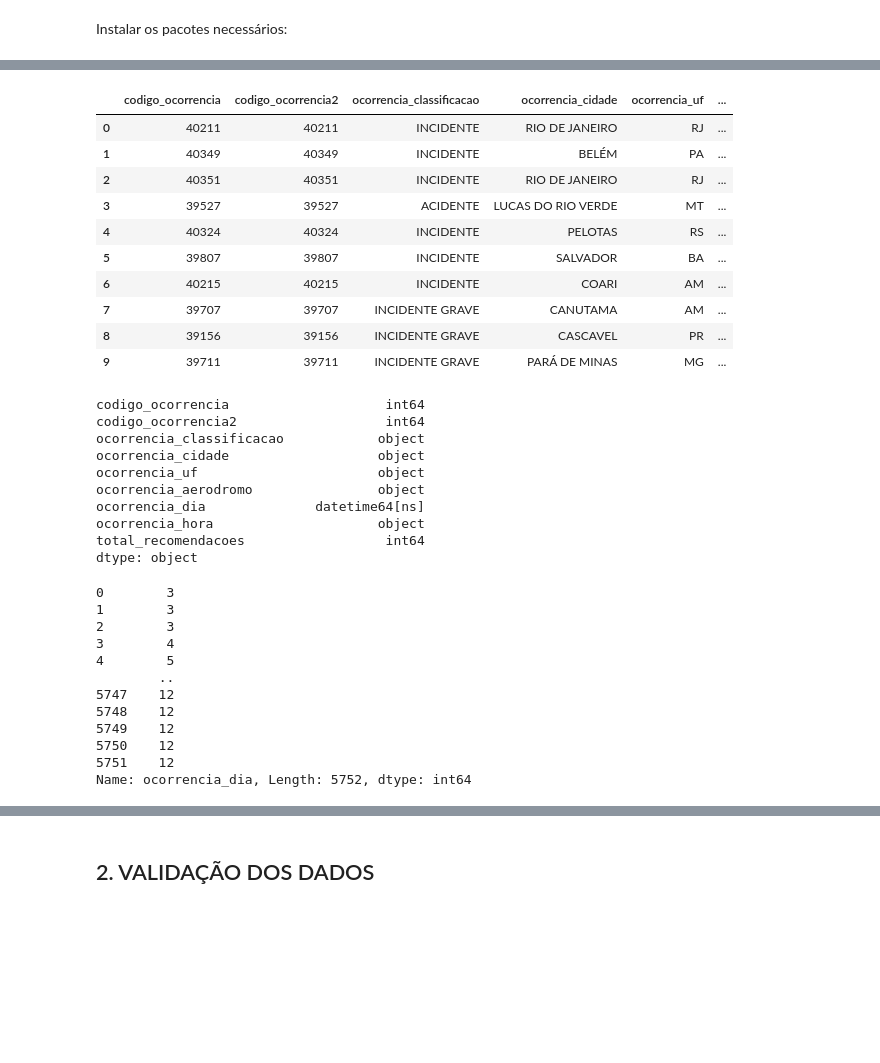
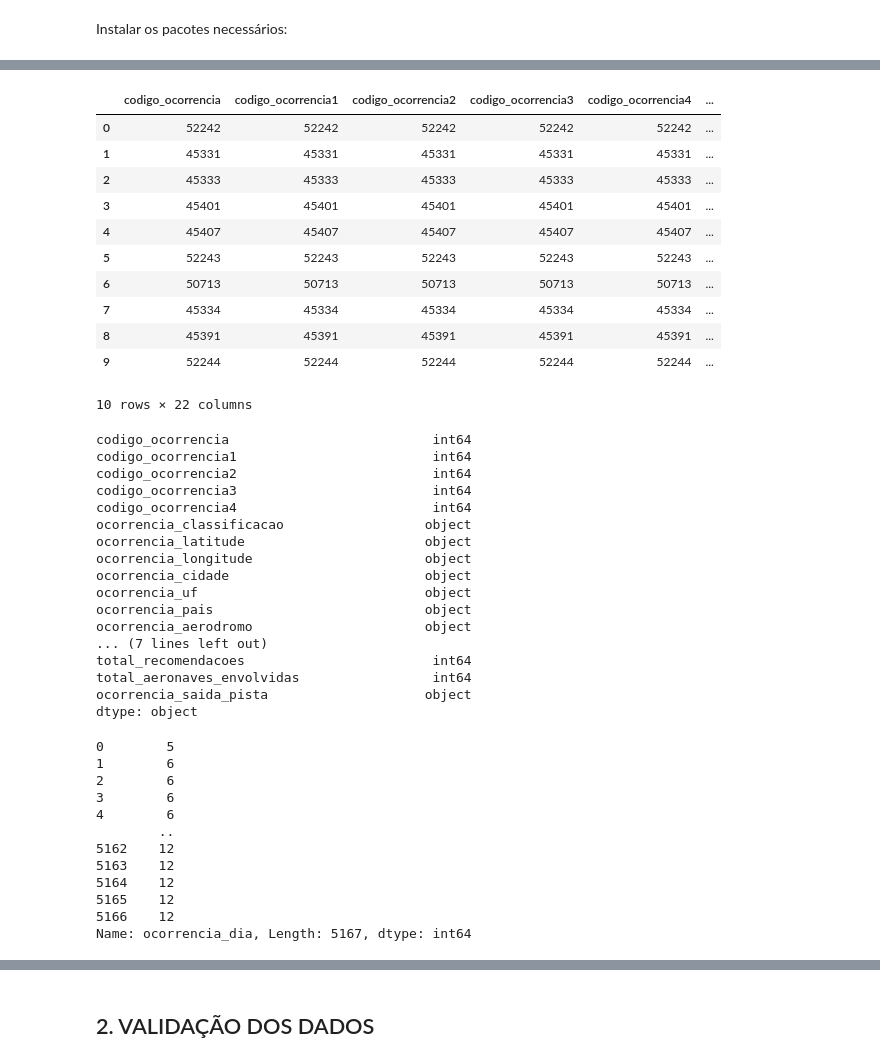
Before and after one commit to marcocesardasilva/etl_com_python, a Jupyter notebook: etl_cenipa_com_python.ipynb, the cells around one changed output, grey strips where cells are left out. Cells and saved outputs as stored; diff of their text form; code cells hidden in the pictures; blank space fills up the shorter version.

```diff
--- a/etl_cenipa_com_python.ipynb
+++ b/etl_cenipa_com_python.ipynb
@@ -24,45 +48,54 @@ pip install pandera
 import pandas as pd
 import pandera as pa
 # %%
-df = pd.read_csv("ocorrencia_2010_2020.csv", sep=";", parse_dates=['ocorrencia_dia'])
+df = pd.read_csv("ocorrencia.csv", sep=";", parse_dates=['ocorrencia_dia', 'divulgacao_dia_publicacao'])
 df.head(10)
 # %% [output]
-|  | codigo_ocorrencia | codigo_ocorrencia2 | ocorrencia_classificacao | ocorrencia_cidade | ocorrencia_uf | ... |
-| 0 | 40211 | 40211 | INCIDENTE | RIO DE JANEIRO | RJ | ... |
-| 1 | 40349 | 40349 | INCIDENTE | BELÉM | PA | ... |
-| 2 | 40351 | 40351 | INCIDENTE | RIO DE JANEIRO | RJ | ... |
-| 3 | 39527 | 39527 | ACIDENTE | LUCAS DO RIO VERDE | MT | ... |
-| 4 | 40324 | 40324 | INCIDENTE | PELOTAS | RS | ... |
-| 5 | 39807 | 39807 | INCIDENTE | SALVADOR | BA | ... |
-| 6 | 40215 | 40215 | INCIDENTE | COARI | AM | ... |
-| 7 | 39707 | 39707 | INCIDENTE GRAVE | CANUTAMA | AM | ... |
-| 8 | 39156 | 39156 | INCIDENTE GRAVE | CASCAVEL | PR | ... |
-| 9 | 39711 | 39711 | INCIDENTE GRAVE | PARÁ DE MINAS | MG | ... |
+|  | codigo_ocorrencia | codigo_ocorrencia1 | codigo_ocorrencia2 | codigo_ocorrencia3 | codigo_ocorrencia4 | ... |
+| 0 | 52242 | 52242 | 52242 | 52242 | 52242 | ... |
+| 1 | 45331 | 45331 | 45331 | 45331 | 45331 | ... |
+| 2 | 45333 | 45333 | 45333 | 45333 | 45333 | ... |
+| 3 | 45401 | 45401 | 45401 | 45401 | 45401 | ... |
+| 4 | 45407 | 45407 | 45407 | 45407 | 45407 | ... |
+| 5 | 52243 | 52243 | 52243 | 52243 | 52243 | ... |
+| 6 | 50713 | 50713 | 50713 | 50713 | 50713 | ... |
+| 7 | 45334 | 45334 | 45334 | 45334 | 45334 | ... |
+| 8 | 45391 | 45391 | 45391 | 45391 | 45391 | ... |
+| 9 | 52244 | 52244 | 52244 | 52244 | 52244 | ... |
+10 rows × 22 columns
 # %%
 df.dtypes # verificar os tipos de dados
 # %% [output]
-codigo_ocorrencia                    int64
-codigo_ocorrencia2                   int64
-ocorrencia_classificacao            object
-ocorrencia_cidade                   object
-ocorrencia_uf                       object
-ocorrencia_aerodromo                object
-ocorrencia_dia              datetime64[ns]
-ocorrencia_hora                     object
-total_recomendacoes                  int64
+codigo_ocorrencia                          int64
+codigo_ocorrencia1                         int64
+codigo_ocorrencia2                         int64
+codigo_ocorrencia3                         int64
+codigo_ocorrencia4                         int64
+ocorrencia_classificacao                  object
+ocorrencia_latitude                       object
+ocorrencia_longitude                      object
+ocorrencia_cidade                         object
+ocorrencia_uf                             object
+ocorrencia_pais                           object
+ocorrencia_aerodromo                      object
+... (7 lines left out)
+total_recomendacoes                        int64
+total_aeronaves_envolvidas                 int64
+ocorrencia_saida_pista                    object
 dtype: object
 # %%
-df.ocorrencia_dia.dt.month # conferir a modificação de data
+# conferir a modificação de data em ocorrencia_dia
+df.ocorrencia_dia.dt.month
 # %% [output]
-0        3
-1        3
-2        3
-3        4
-4        5
+0        5
+1        6
+2        6
+3        6
+4        6
         ..
-5747    12
-5748    12
-5749    12
-5750    12
-5751    12
-Name: ocorrencia_dia, Length: 5752, dtype: int64
+5162    12
+5163    12
+5164    12
+5165    12
+5166    12
+Name: ocorrencia_dia, Length: 5167, dtype: int64
```
Also changed, not shown: parts of 7 cells of this notebook, 2 other files.
